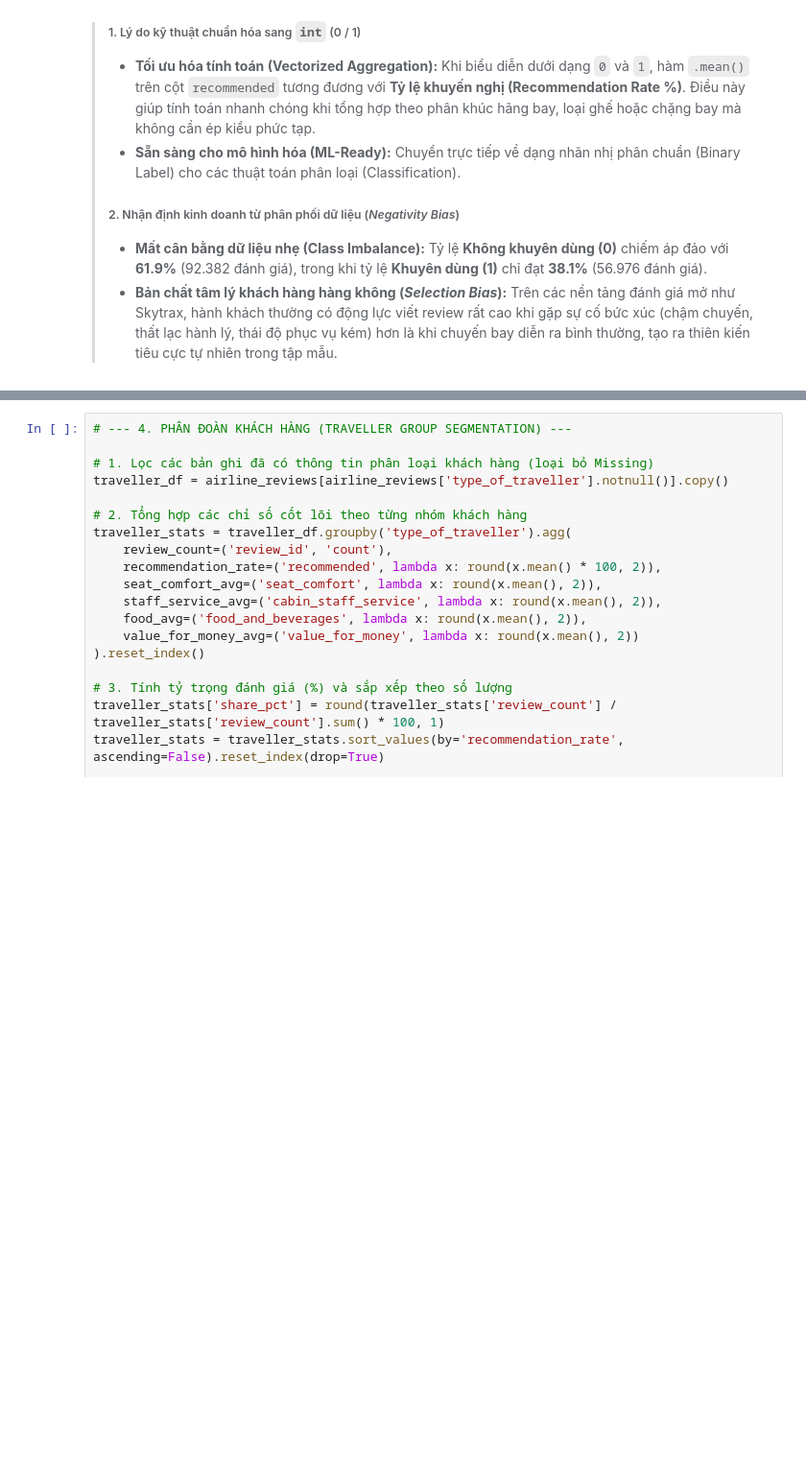
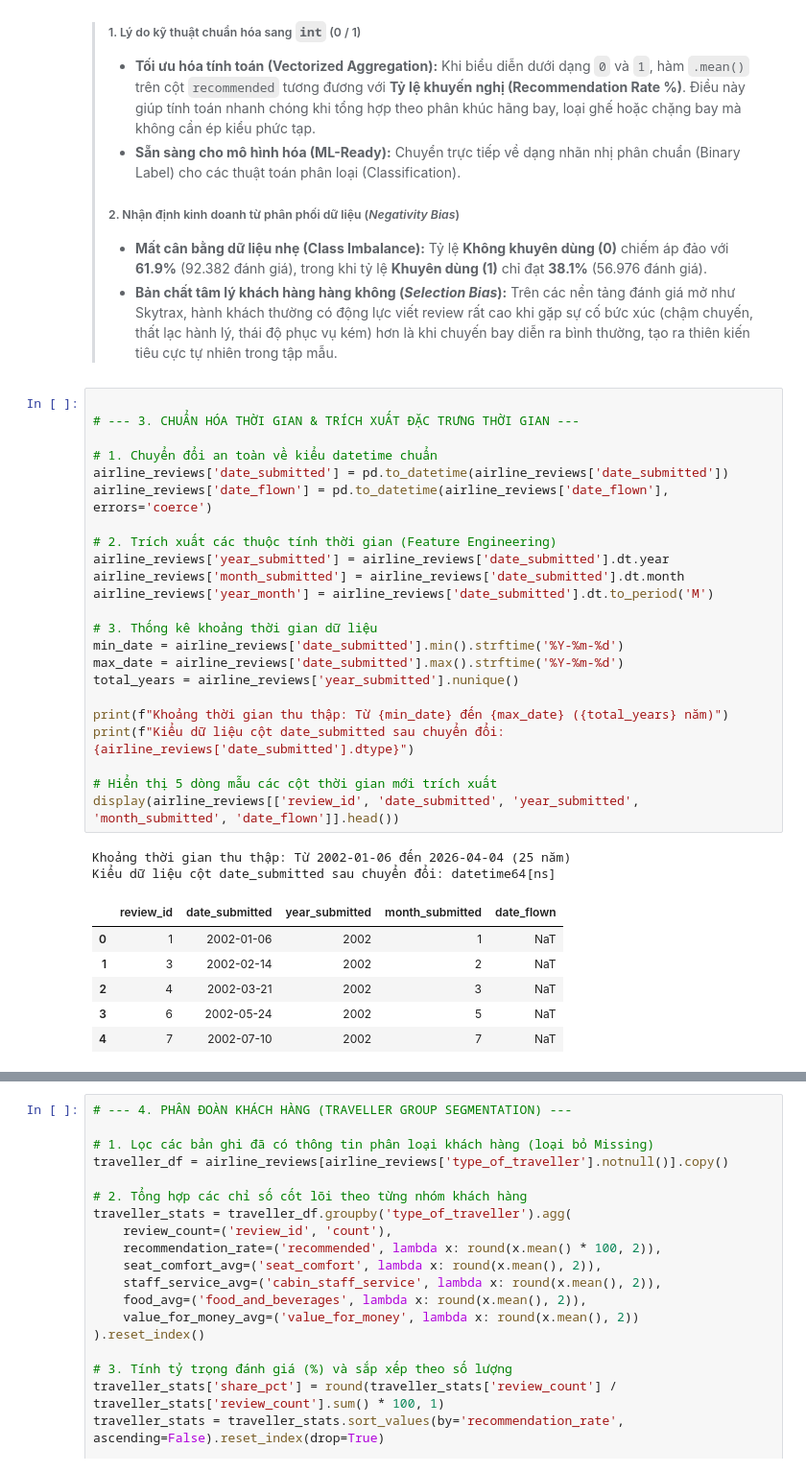
Before and after one commit to mantrinh67/DA-Porfolio, a Jupyter notebook: EDA_airline.ipynb, the cells around one changed output, grey strips where cells are left out. Shown at 96% size. Drawn from its saved outputs; the diff is of its cells as text; blank space fills up the shorter version.

Commit message:
Add TEMPORAL FEATURE ENGINEERING

```diff
--- a/EDA_airline.ipynb
+++ b/EDA_airline.ipynb
@@ -837,3 +837,35 @@ plt.show()
 > ##### 2. Nhận định kinh doanh từ phân phối dữ liệu (*Negativity Bias*)
 > * **Mất cân bằng dữ liệu nhẹ (Class Imbalance):** Tỷ lệ **Không khuyên dùng (0)** chiếm áp đảo với **61.9%** (92.382 đánh giá), trong khi tỷ lệ **Khuyên dùng (1)** chỉ đạt **38.1%** (56.976 đánh giá).
 > * **Bản chất tâm lý khách hàng hàng không (*Selection Bias*):** Trên các nền tảng đánh giá mở như Skytrax, hành khách thường có động lực viết review rất cao khi gặp sự cố bức xúc (chậm chuyến, thất lạc hành lý, thái độ phục vụ kém) hơn là khi chuyến bay diễn ra bình thường, tạo ra thiên kiến tiêu cực tự nhiên trong tập mẫu.
+# %%
+
+# --- 3. CHUẨN HÓA THỜI GIAN & TRÍCH XUẤT ĐẶC TRƯNG THỜI GIAN ---
+
+# 1. Chuyển đổi an toàn về kiểu datetime chuẩn
+airline_reviews['date_submitted'] = pd.to_datetime(airline_reviews['date_submitted'])
+airline_reviews['date_flown'] = pd.to_datetime(airline_reviews['date_flown'], errors='coerce')
+
+# 2. Trích xuất các thuộc tính thời gian (Feature Engineering)
+airline_reviews['year_submitted'] = airline_reviews['date_submitted'].dt.year
+airline_reviews['month_submitted'] = airline_reviews['date_submitted'].dt.month
+airline_reviews['year_month'] = airline_reviews['date_submitted'].dt.to_period('M')
+
+# 3. Thống kê khoảng thời gian dữ liệu
+min_date = airline_reviews['date_submitted'].min().strftime('%Y-%m-%d')
+max_date = airline_reviews['date_submitted'].max().strftime('%Y-%m-%d')
+total_years = airline_reviews['year_submitted'].nunique()
+
+print(f"Khoảng thời gian thu thập: Từ {min_date} đến {max_date} ({total_years} năm)")
+print(f"Kiểu dữ liệu cột date_submitted sau chuyển đổi: {airline_reviews['date_submitted'].dtype}")
+
+# Hiển thị 5 dòng mẫu các cột thời gian mới trích xuất
+display(airline_reviews[['review_id', 'date_submitted', 'year_submitted', 'month_submitted', 'date_flown']].head())
+# %% [output]
+Khoảng thời gian thu thập: Từ 2002-01-06 đến 2026-04-04 (25 năm)
+Kiểu dữ liệu cột date_submitted sau chuyển đổi: datetime64[ns]
+|  | review_id | date_submitted | year_submitted | month_submitted | date_flown |
+| 0 | 1 | 2002-01-06 | 2002 | 1 | NaT |
+| 1 | 3 | 2002-02-14 | 2002 | 2 | NaT |
+| 2 | 4 | 2002-03-21 | 2002 | 3 | NaT |
+| 3 | 6 | 2002-05-24 | 2002 | 5 | NaT |
+| 4 | 7 | 2002-07-10 | 2002 | 7 | NaT |
```
Also changed, not shown: parts of 3 cells of this notebook, 1 other file.
